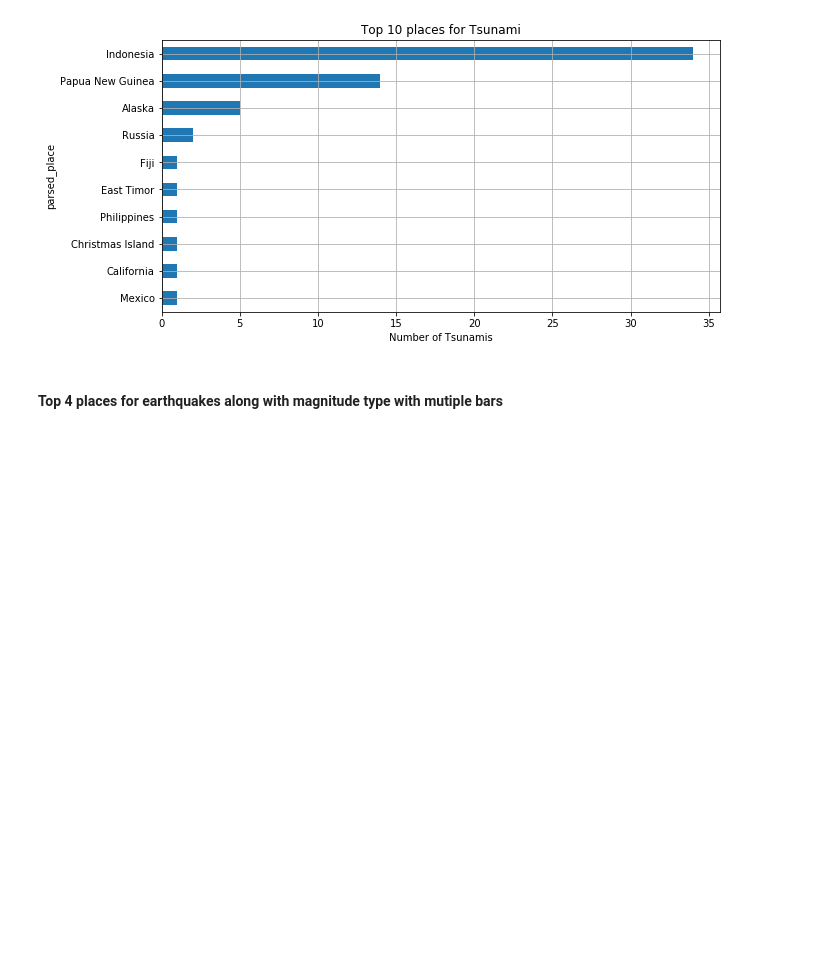
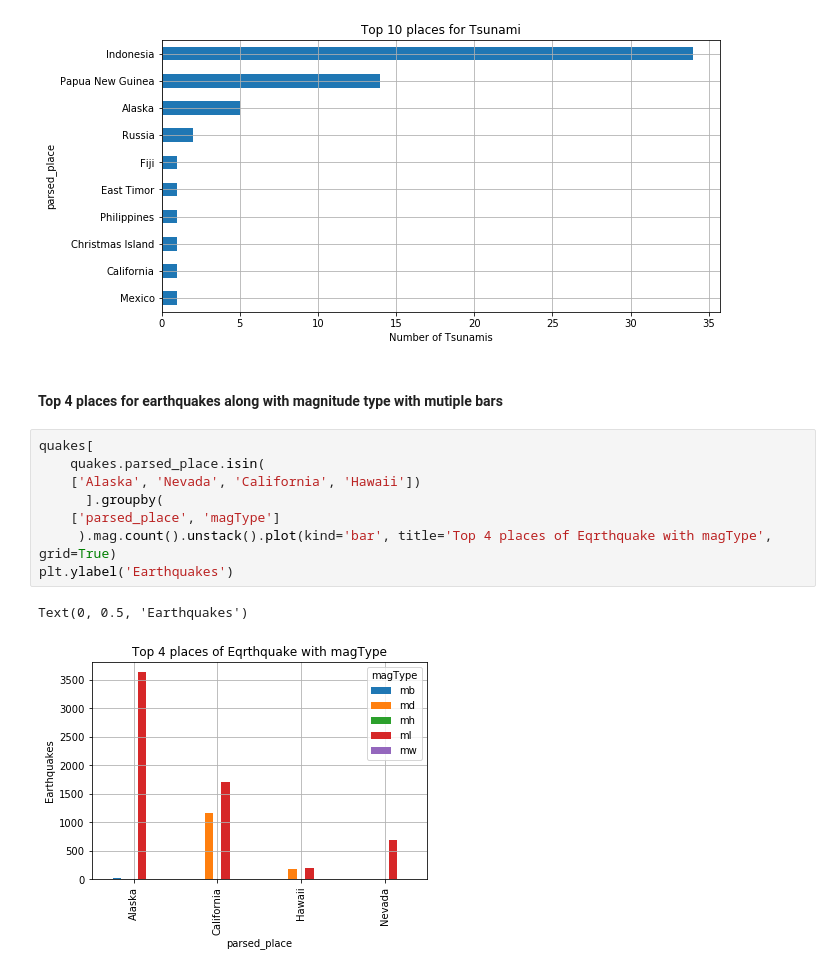
Before and after one commit to adityarj-pazuzu/Data-Visualization, a Jupyter notebook: Data Visualization using Matplotlib and Seaborn.ipynb, the cells around one changed output. Saved outputs shown, nothing was run; the diff lists cells and outputs as text; blank space fills up the shorter version.

Commit message:
Added extra matplotlib and some seaborn
matplotlib - multiple barplots, stacked barplots
seaborn - stripplot, swarmplot, barplot, heatmap, pairplot, jointplot

```diff
--- a/Data Visualization using Matplotlib and Seaborn.ipynb
+++ b/Data Visualization using Matplotlib and Seaborn.ipynb
@@ -198,3 +201,14 @@ Text(0.5, 0, 'Number of Tsunamis')
 [figure]
 # %% [markdown]
 #### Top 4 places for earthquakes along with magnitude type with mutiple bars
+# %%
+quakes[
+    quakes.parsed_place.isin(
+    ['Alaska', 'Nevada', 'California', 'Hawaii'])
+      ].groupby(
+    ['parsed_place', 'magType']
+     ).mag.count().unstack().plot(kind='bar', title='Top 4 places of Eqrthquake with magType', grid=True)
+plt.ylabel('Earthquakes')
+# %% [output]
+Text(0, 0.5, 'Earthquakes')
+[figure, added]
```
Also changed, not shown: parts of 28 cells of this notebook.
